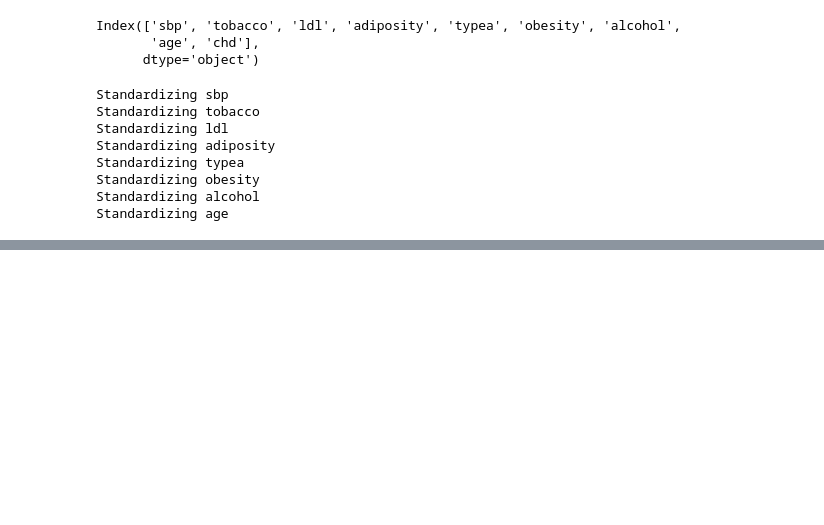
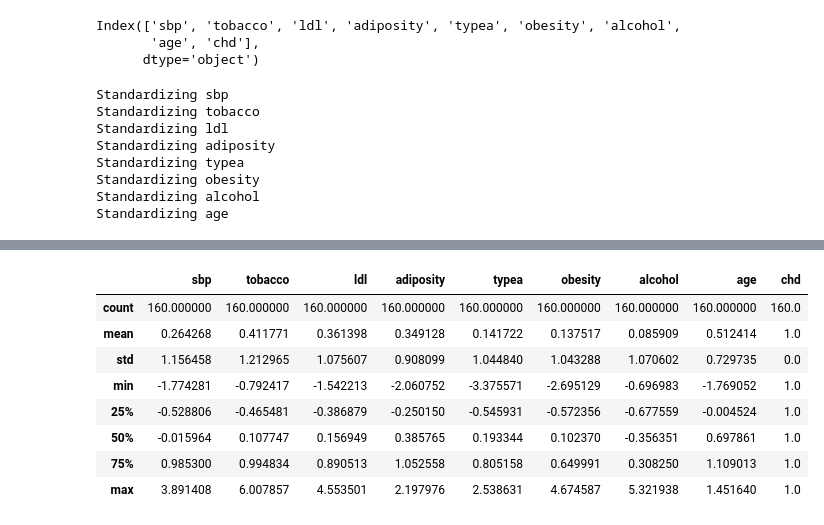
Before and after one commit to tslever/Tom_Levers_Public_Git_Repository, a Jupyter notebook: UVA/5--Bayesian_Machine_Learning/Homework_1--Probability_Review_And_Prior_Distributions/Calculate_Posteriors_For_Means_For_Patients_With_And_Without_CHD.ipynb, the cells around one changed output, grey strips where cells are left out. Drawn from its saved outputs; the diff is of its cells as text; code cells hidden in the pictures; blank space fills up the shorter version.

```diff
--- a/UVA/5--Bayesian_Machine_Learning/Homework_1--Probability_Review_And_Prior_Distributions/Calculate_Posteriors_For_Means_For_Patients_With_And_Without_CHD.ipynb
+++ b/UVA/5--Bayesian_Machine_Learning/Homework_1--Probability_Review_And_Prior_Distributions/Calculate_Posteriors_For_Means_For_Patients_With_And_Without_CHD.ipynb
@@ -78,0 +82,12 @@ data_frame_of_patient_characteristics_and_indicators_of_CHD.describe()
+# %%
+data_frame_of_characteristics_and_indicators_of_CHD_for_patients_with_CHD.describe()
+# %% [output]
+|  | sbp | tobacco | ldl | adiposity | typea | obesity | alcohol | age | chd |
+| count | 160.000000 | 160.000000 | 160.000000 | 160.000000 | 160.000000 | 160.000000 | 160.000000 | 160.000000 | 160.0 |
+| mean | 0.264268 | 0.411771 | 0.361398 | 0.349128 | 0.141722 | 0.137517 | 0.085909 | 0.512414 | 1.0 |
+| std | 1.156458 | 1.212965 | 1.075607 | 0.908099 | 1.044840 | 1.043288 | 1.070602 | 0.729735 | 0.0 |
+| min | -1.774281 | -0.792417 | -1.542213 | -2.060752 | -3.375571 | -2.695129 | -0.696983 | -1.769052 | 1.0 |
+| 25% | -0.528806 | -0.465481 | -0.386879 | -0.250150 | -0.545931 | -0.572356 | -0.677559 | -0.004524 | 1.0 |
+| 50% | -0.015964 | 0.107747 | 0.156949 | 0.385765 | 0.193344 | 0.102370 | -0.356351 | 0.697861 | 1.0 |
+| 75% | 0.985300 | 0.994834 | 0.890513 | 1.052558 | 0.805158 | 0.649991 | 0.308250 | 1.109013 | 1.0 |
+| max | 3.891408 | 6.007857 | 4.553501 | 2.197976 | 2.538631 | 4.674587 | 5.321938 | 1.451640 | 1.0 |
```
Also changed, not shown: parts of 3 cells of this notebook.
